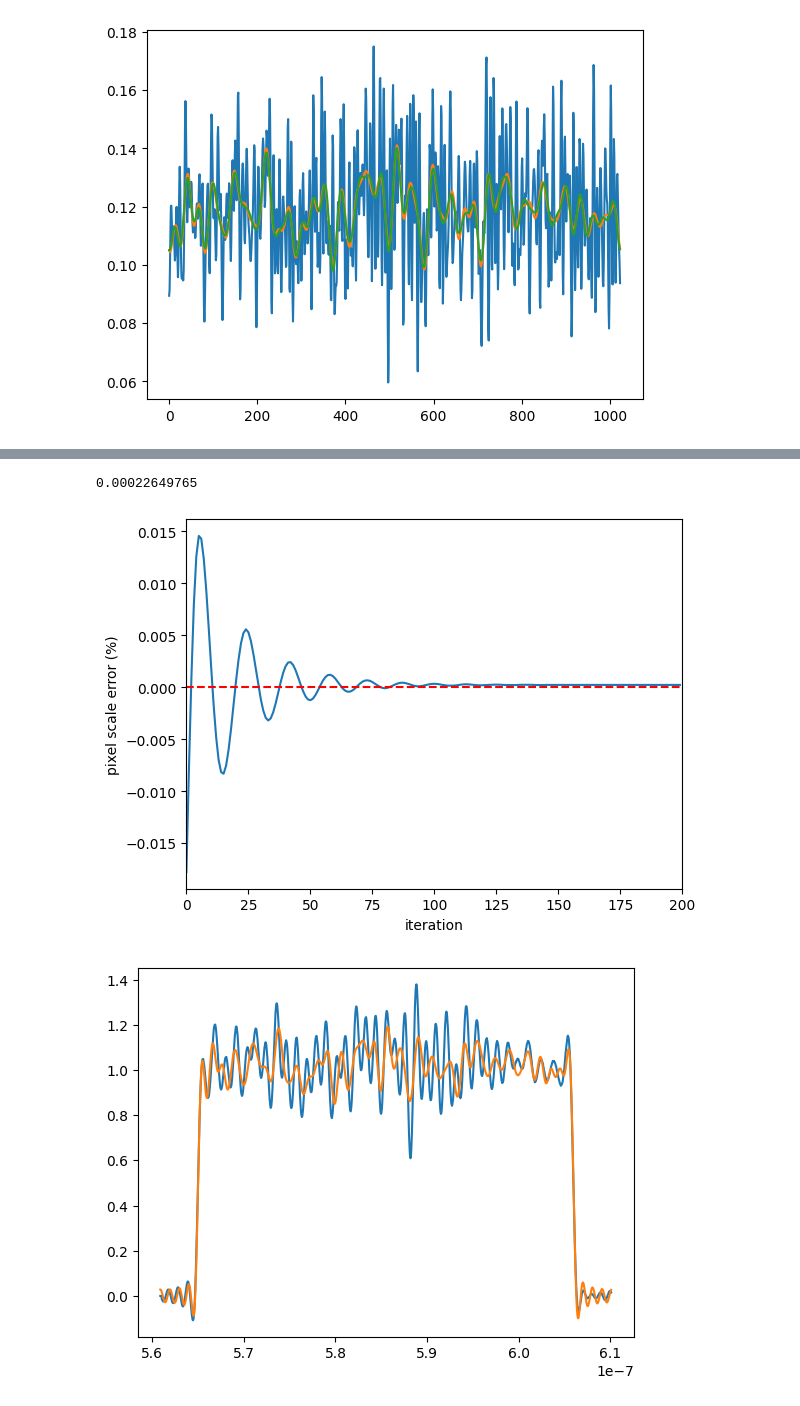
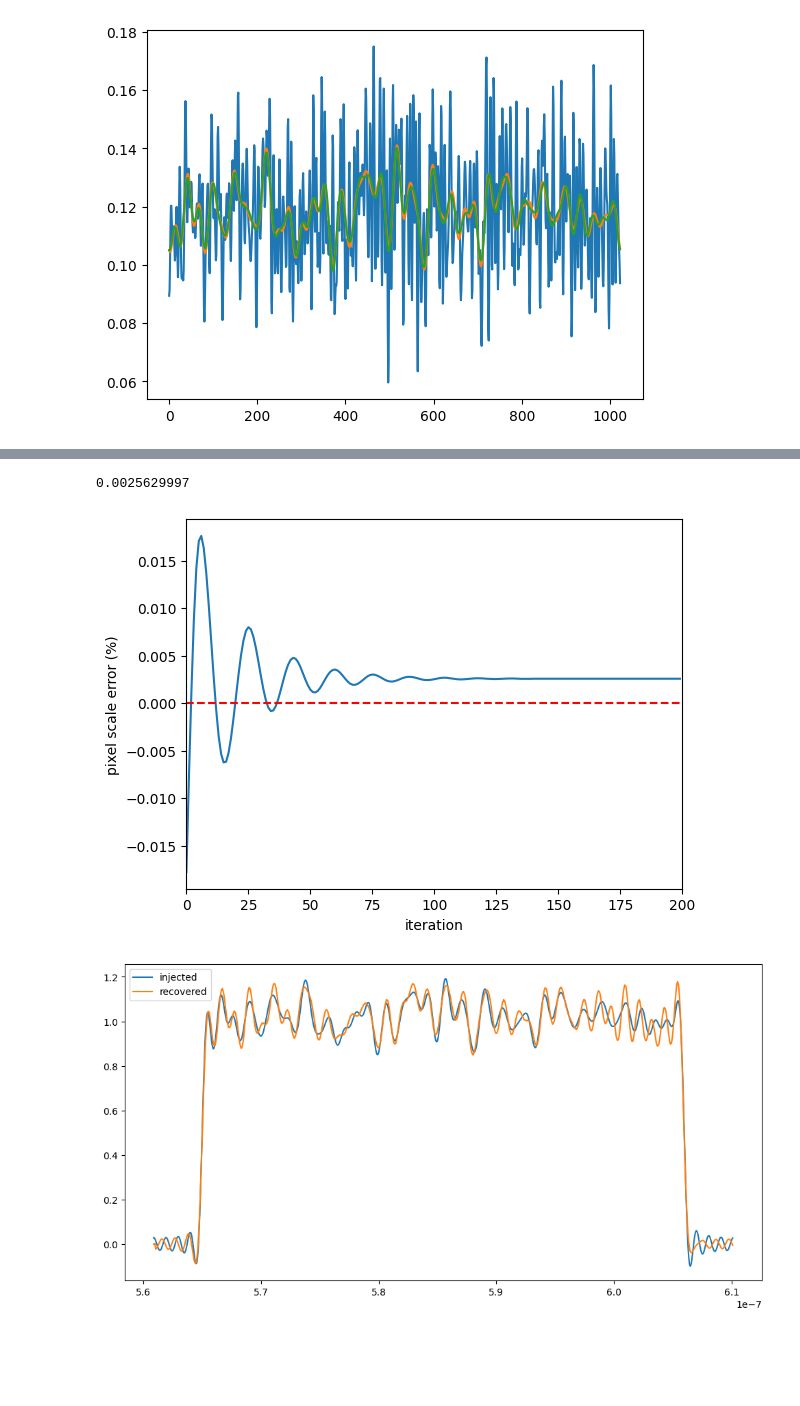
Before and after one commit to milolangker/honours, a Jupyter notebook: wk20/non_dlux_pscale.ipynb, the cells around one changed output, grey strips where cells are left out. Cells and saved outputs as stored; diff of their text form; code cells hidden in the pictures; blank space fills up the shorter version.

```diff
--- a/wk20/non_dlux_pscale.ipynb
+++ b/wk20/non_dlux_pscale.ipynb
@@ -96,7 +96,7 @@ wavelengths_sample = np.linspace(min_wavelength - wl_bound, max_wavelength + wl_
 
 weights_initial = np.ones(n_wavelengths_sample) # log weights, but init at 1
 
-flux = 4*(2.909*10**7)*(4/11)
+flux = 40*(2.909*10**7)*(4/11)
 
 difference = np.pi * 0.348
 flux_renorm = flux #/(jv(0, difference/4)**2 * jv(1, difference/4)**2)
@@ -320,15 +320,18 @@ plt.ylabel('pixel scale error (%)')
 #print(psf_pixel_scale/assumed_pixel_scale)
 plt.show()
 # %% [output]
-0.00022649765
+0.0025629997
-[figure, old version]
+[figure, new version]
 # %%
 final_spec = sinc_interp(x, x*np.array(gamma_out[-1]), f, s_interval)
 # %%
-plt.plot(wavelengths_extra, final_spec)
-plt.plot(wavelengths_extra, g)
+plt.figure(figsize=(12,6))
+plt.plot(wavelengths_extra, g, label='injected')
+plt.plot(wavelengths_extra, final_spec, label='recovered')
+
+plt.legend()
 plt.show()
 # very cool how the pixel scale error is so low even though the spectra are totally scuffed.
 # errors seem to average out
 # %% [output]
-[figure, old version]
+[figure, new version]
```
Also changed, not shown: parts of 7 cells of this notebook, 31 other files.
